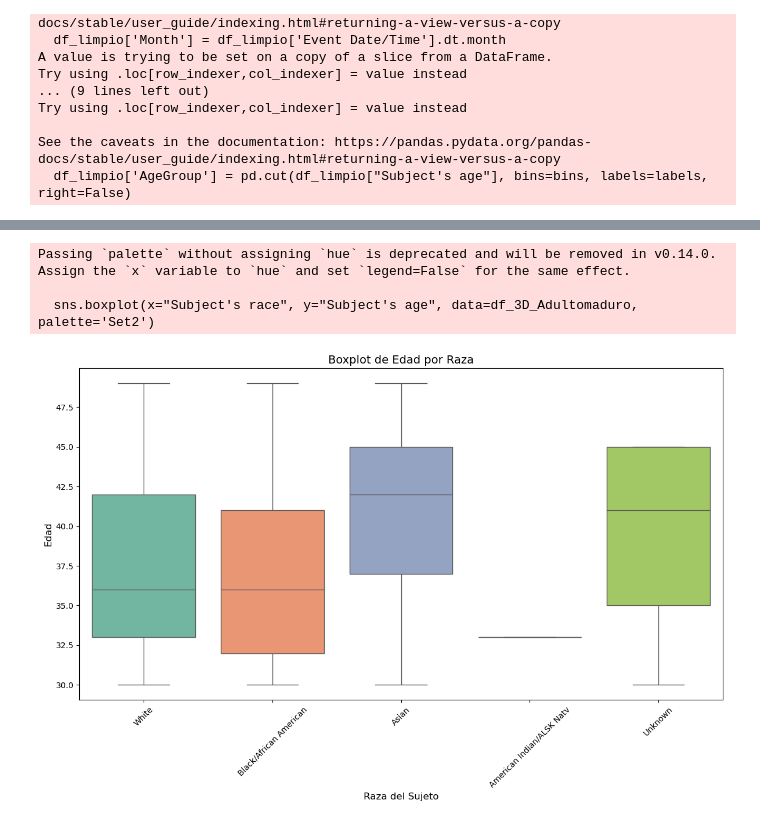
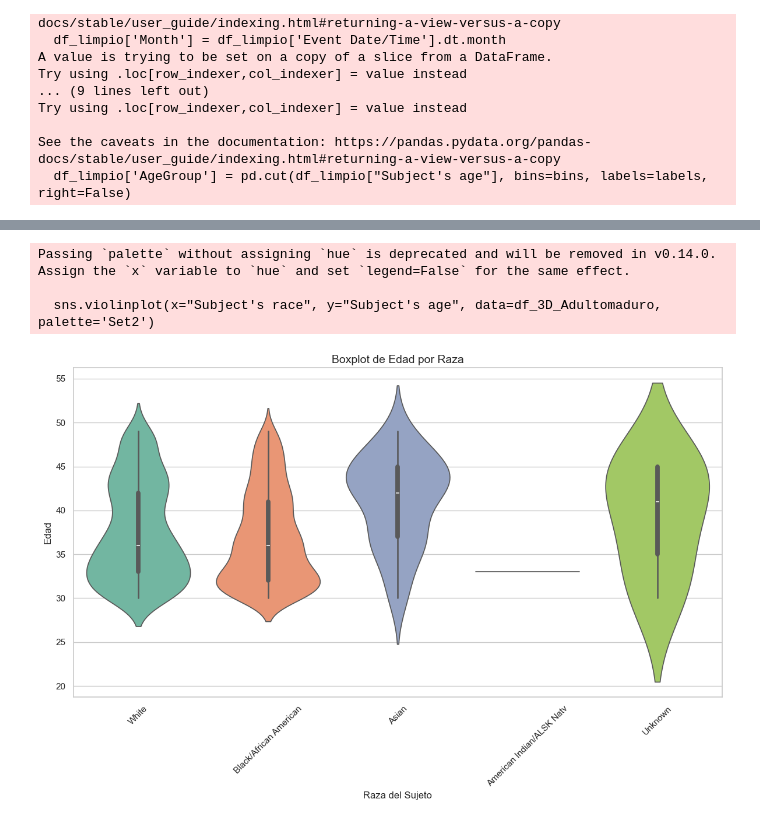
Before and after one commit to csolis97/03_Analisis_de_datos, a Jupyter notebook: Notebooks/03_visualizaciones.ipynb, the cells around one changed output, grey strips where cells are left out. Cells and saved outputs as stored; diff of their text form; code cells hidden in the pictures.

Commit message:
Trabajo de visualizaciones

```diff
--- a/Notebooks/03_visualizaciones.ipynb
+++ b/Notebooks/03_visualizaciones.ipynb
@@ -150,15 +234,15 @@ plt.show()
 # %%
 df_3D_Adultomaduro = df_3D[df_3D['AgeGroup'] == 'Adulto maduro']
 plt.figure(figsize=(12, 8))
-sns.boxplot(x="Subject's race", y="Subject's age", data=df_3D_Adultomaduro, palette='Set2')
+sns.violinplot(x="Subject's race", y="Subject's age", data=df_3D_Adultomaduro, palette='Set2')
 plt.xlabel('Raza del Sujeto', fontsize=12)
 plt.ylabel('Edad', fontsize=12)
 plt.title('Boxplot de Edad por Raza', fontsize=14)
 plt.xticks(rotation=45)
 plt.tight_layout()
 plt.show()
 # %% [output]
 Passing `palette` without assigning `hue` is deprecated and will be removed in v0.14.0. Assign the `x` variable to `hue` and set `legend=False` for the same effect.
 
-  sns.boxplot(x="Subject's race", y="Subject's age", data=df_3D_Adultomaduro, palette='Set2')
+  sns.violinplot(x="Subject's race", y="Subject's age", data=df_3D_Adultomaduro, palette='Set2')
-[figure, old version]
+[figure, new version]
```
Also changed, not shown: parts of 11 cells of this notebook.
